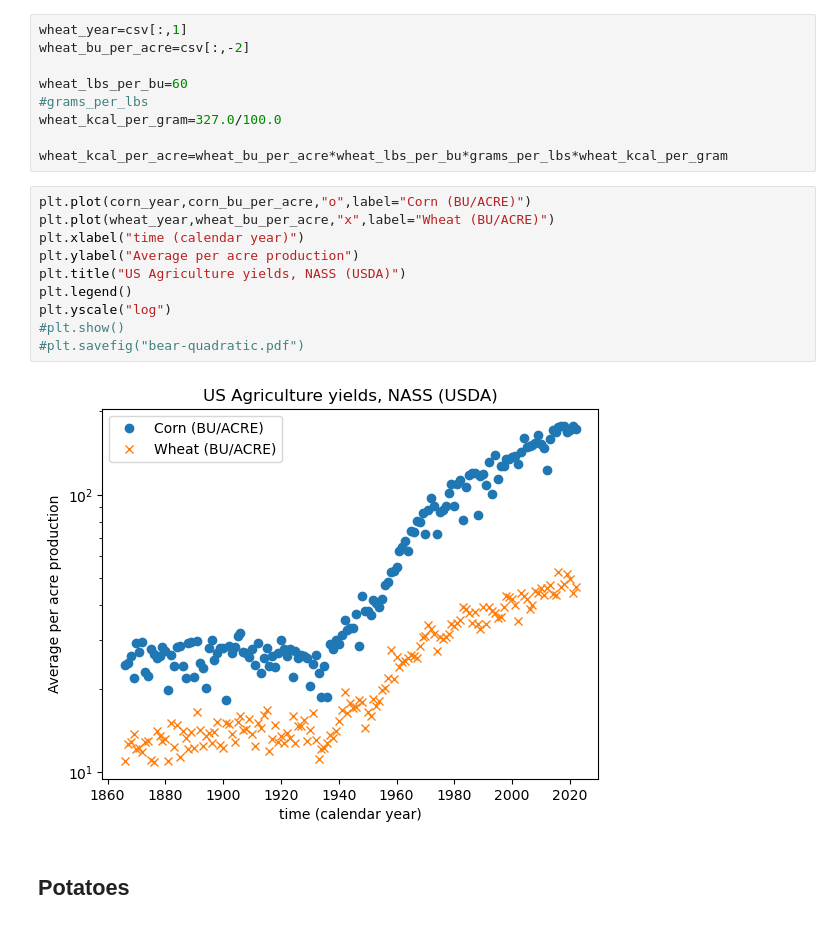
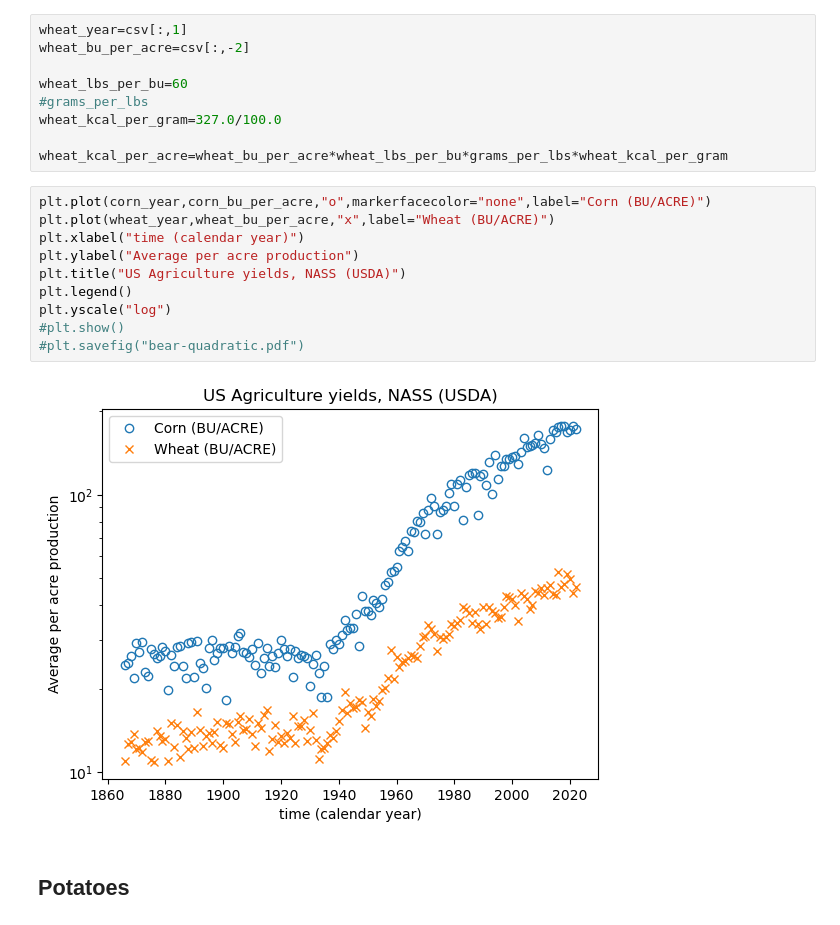
Before and after one commit to ntmoore/food_energy_paper, a Jupyter notebook: ag_yields_graph/make_figure.ipynb, the cells around one changed output. Cells and saved outputs as stored; diff of their text form.

```diff
--- a/ag_yields_graph/make_figure.ipynb
+++ b/ag_yields_graph/make_figure.ipynb
@@ -117,17 +117,17 @@ wheat_kcal_per_gram=327.0/100.0
 
 wheat_kcal_per_acre=wheat_bu_per_acre*wheat_lbs_per_bu*grams_per_lbs*wheat_kcal_per_gram
 # %%
-plt.plot(corn_year,corn_bu_per_acre,"o",label="Corn (BU/ACRE)")
+plt.plot(corn_year,corn_bu_per_acre,"o",markerfacecolor="none",label="Corn (BU/ACRE)")
 plt.plot(wheat_year,wheat_bu_per_acre,"x",label="Wheat (BU/ACRE)")
 plt.xlabel("time (calendar year)")
 plt.ylabel("Average per acre production")
 plt.title("US Agriculture yields, NASS (USDA)")
 plt.legend()
 plt.yscale("log")
 #plt.show()
 #plt.savefig("bear-quadratic.pdf")
 # %% [output]
-[figure, old version]
+[figure, new version]
 # %% [markdown]
 ## Potatoes
 # %%
```
Also changed, not shown: parts of 9 cells of this notebook, 9 other files.
